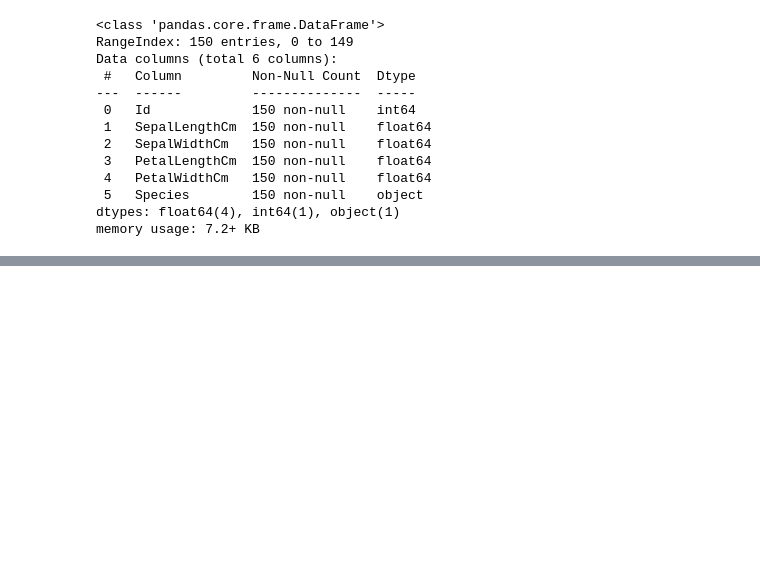
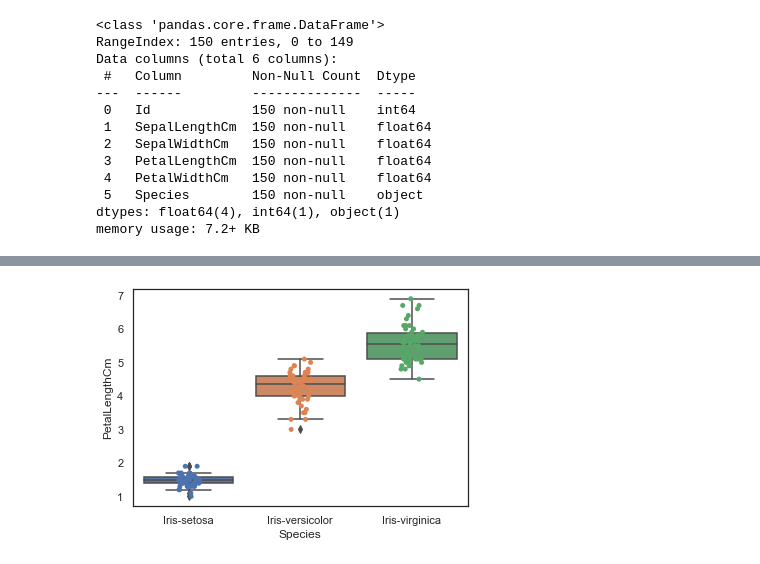
Before and after one commit to ogbeiedward/IrisDatasetProject, a Jupyter notebook: IrisDatasetProject.ipynb, the cells around one changed output, grey strips where cells are left out. Saved outputs shown, nothing was run; the diff lists cells and outputs as text; code cells hidden in the pictures; blank space fills up the shorter version.

```diff
--- a/IrisDatasetProject.ipynb
+++ b/IrisDatasetProject.ipynb
@@ -72,0 +87,12 @@ memory usage: 7.2+ KB
+# %%
+# One way we can extend this plot is adding a layer of individual points on top of it through Seaborn's striplot
+#
+# use jitter=True so that all the points don't fall in single vertical lines
+# above the species
+#
+# Saving the resulting axes as ax each time causes the resulting plot to be shown
+# on top of the previous axes
+ax = sns.boxplot(data=iris, x = 'Species',y = 'PetalLengthCm')
+ax = sns.stripplot(data=iris, x='Species', y='PetalLengthCm', jitter=True, edgecolor='green')
+# %% [output]
+[figure, added]
```
Also changed, not shown: parts of 16 cells of this notebook.
